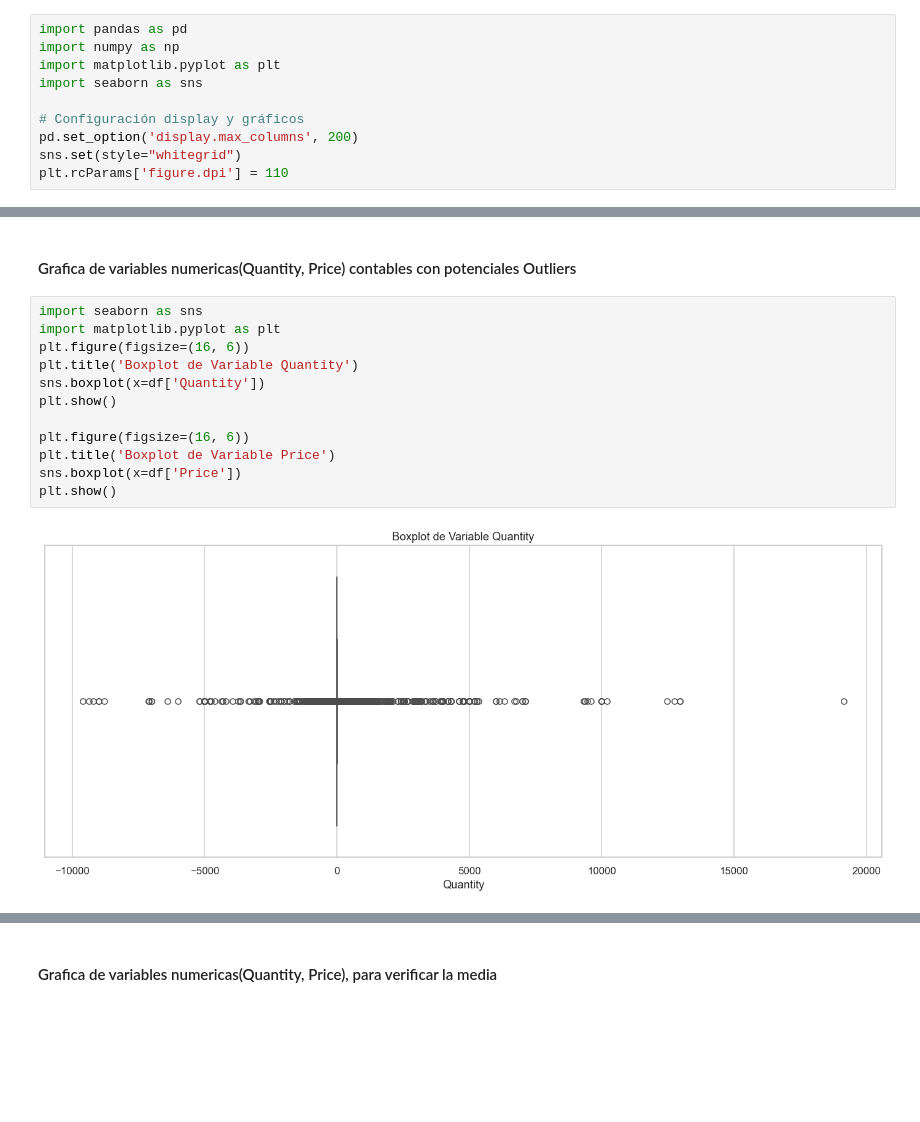
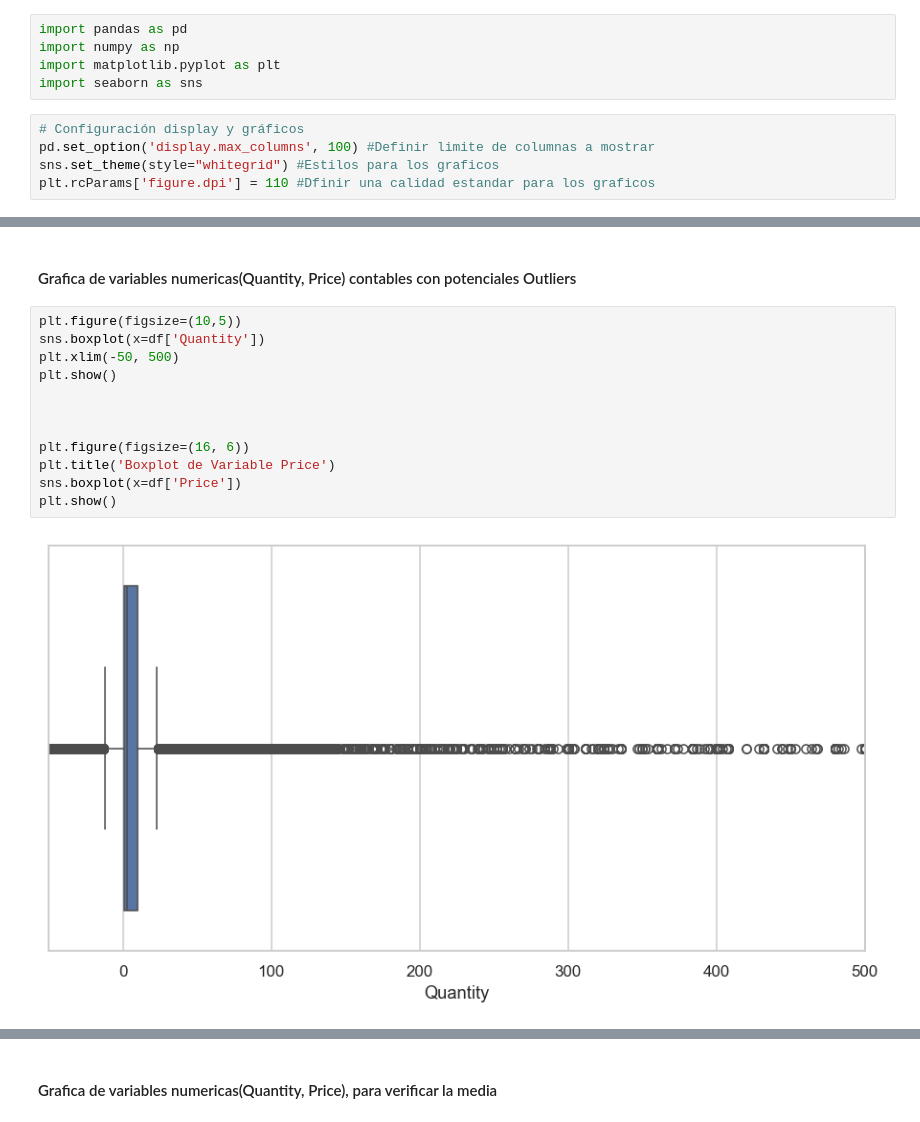
Before and after one commit to DaLeedev/CLTV_PROJECT, a Jupyter notebook: notebooks/01_Exploracion Inicial.ipynb, the cells around one changed output, grey strips where cells are left out. Cells and saved outputs as stored; diff of their text form; blank space fills up the shorter version.

```diff
--- a/notebooks/01_Exploracion Inicial.ipynb
+++ b/notebooks/01_Exploracion Inicial.ipynb
@@ -5,9 +5,9 @@ import pandas as pd
 import numpy as np
 import matplotlib.pyplot as plt
 import seaborn as sns
-
-# Configuración display y gráficos
-pd.set_option('display.max_columns', 200)
-sns.set(style="whitegrid")
-plt.rcParams['figure.dpi'] = 110
+# %%
+# Configuración display y gráficos
+pd.set_option('display.max_columns', 100) #Definir limite de columnas a mostrar
+sns.set_theme(style="whitegrid") #Estilos para los graficos
+plt.rcParams['figure.dpi'] = 110 #Dfinir una calidad estandar para los graficos
 # %%
@@ -111,19 +121,19 @@ memory usage: 32.1+ MB
 # %% [markdown]
 <h4>Grafica de variables numericas(Quantity, Price) contables con potenciales Outliers</h4>
 # %%
-import seaborn as sns
-import matplotlib.pyplot as plt
-plt.figure(figsize=(16, 6))
-plt.title('Boxplot de Variable Quantity')
+plt.figure(figsize=(10,5))
 sns.boxplot(x=df['Quantity'])
+plt.xlim(-50, 500)
 plt.show()
+
+
 
 plt.figure(figsize=(16, 6))
 plt.title('Boxplot de Variable Price')
 sns.boxplot(x=df['Price'])
 plt.show()
 # %% [output]
-[figure, old version]
+[figure, new version]
 [figure]
 # %% [markdown]
 <h4>Grafica de variables numericas(Quantity, Price), para verificar la media </h4>
```
Also changed, not shown: parts of 9 cells of this notebook, 1 other file.
